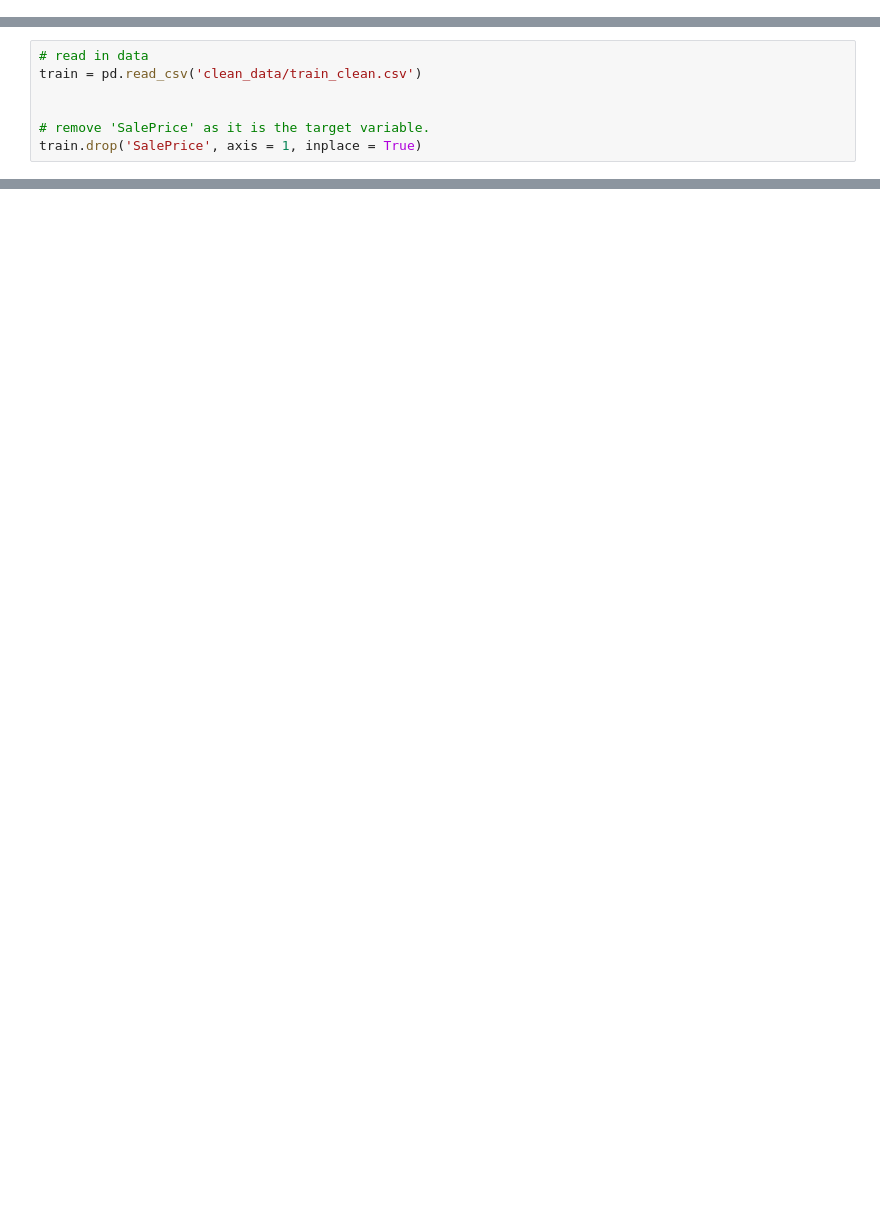
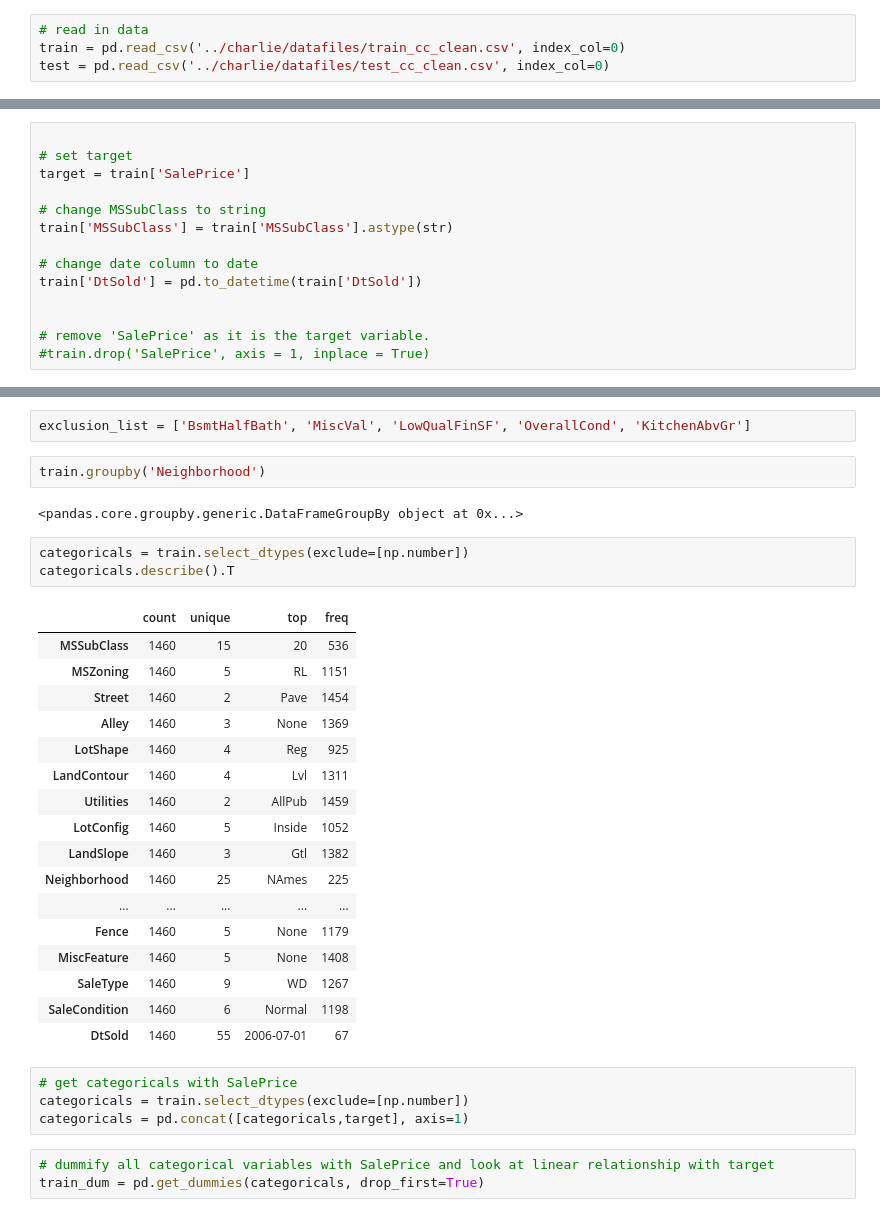
Before and after one commit to saudino480/machina_ex_kaggle, a Jupyter notebook: mikedollar/FeatureSelection.ipynb, the cells around one changed output, grey strips where cells are left out. Saved outputs shown, nothing was run; the diff lists cells and outputs as text; blank space fills up the shorter version.

```diff
--- a/mikedollar/FeatureSelection.ipynb
+++ b/mikedollar/FeatureSelection.ipynb
@@ -9,2 +12,6 @@ from sklearn.linear_model import LinearRegression
 %matplotlib inline
 import matplotlib.pyplot as plt
+# %%
+# read in data
+train = pd.read_csv('../charlie/datafiles/train_cc_clean.csv', index_col=0)
+test = pd.read_csv('../charlie/datafiles/test_cc_clean.csv', index_col=0)
@@ -11,7 +39,14 @@ import matplotlib.pyplot as plt
 # %%
-# read in data
-train = pd.read_csv('clean_data/train_clean.csv')
+
+# set target
+target = train['SalePrice']
+
+# change MSSubClass to string
+train['MSSubClass'] = train['MSSubClass'].astype(str)
+
+# change date column to date
+train['DtSold'] = pd.to_datetime(train['DtSold'])
 
 
 # remove 'SalePrice' as it is the target variable.
-train.drop('SalePrice', axis = 1, inplace = True)
+#train.drop('SalePrice', axis = 1, inplace = True)
@@ -44,0 +167,34 @@ dtype: float64
+# %%
+exclusion_list = ['BsmtHalfBath', 'MiscVal', 'LowQualFinSF', 'OverallCond', 'KitchenAbvGr']
+# %%
+train.groupby('Neighborhood')
+# %% [output]
+<pandas.core.groupby.generic.DataFrameGroupBy object at 0x...>
+# %%
+categoricals = train.select_dtypes(exclude=[np.number])
+categoricals.describe().T
+# %% [output]
+|  | count | unique | top | freq |
+| MSSubClass | 1460 | 15 | 20 | 536 |
+| MSZoning | 1460 | 5 | RL | 1151 |
+| Street | 1460 | 2 | Pave | 1454 |
+| Alley | 1460 | 3 | None | 1369 |
+| LotShape | 1460 | 4 | Reg | 925 |
+| LandContour | 1460 | 4 | Lvl | 1311 |
+| Utilities | 1460 | 2 | AllPub | 1459 |
+| LotConfig | 1460 | 5 | Inside | 1052 |
+| LandSlope | 1460 | 3 | Gtl | 1382 |
+| Neighborhood | 1460 | 25 | NAmes | 225 |
+| ... | ... | ... | ... | ... |
+| Fence | 1460 | 5 | None | 1179 |
+| MiscFeature | 1460 | 5 | None | 1408 |
+| SaleType | 1460 | 9 | WD | 1267 |
+| SaleCondition | 1460 | 6 | Normal | 1198 |
+| DtSold | 1460 | 55 | 2006-07-01 | 67 |
+# %%
+# get categoricals with SalePrice
+categoricals = train.select_dtypes(exclude=[np.number])
+categoricals = pd.concat([categoricals,target], axis=1)
+# %%
+# dummify all categorical variables with SalePrice and look at linear relationship with target
+train_dum = pd.get_dummies(categoricals, drop_first=True)
```
Also changed, not shown: parts of 20 cells of this notebook, 4 other files.
